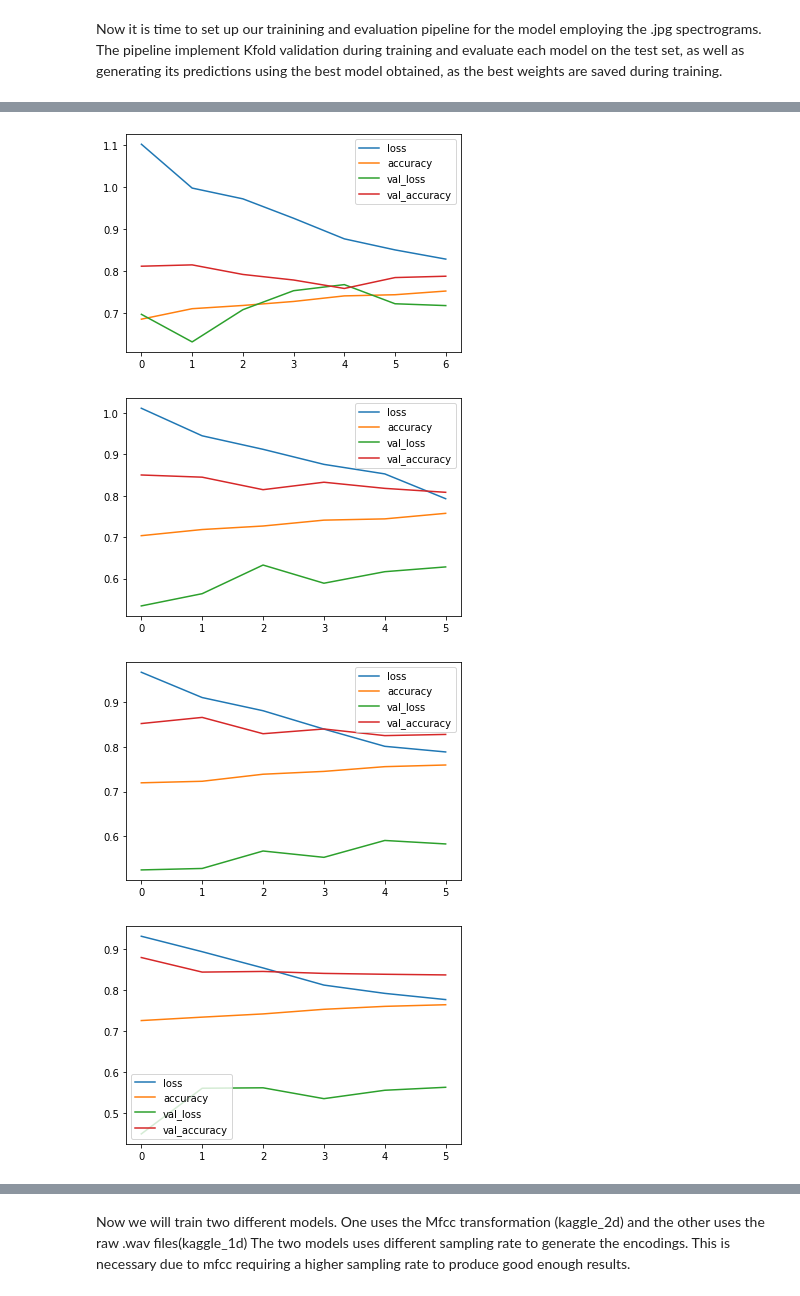
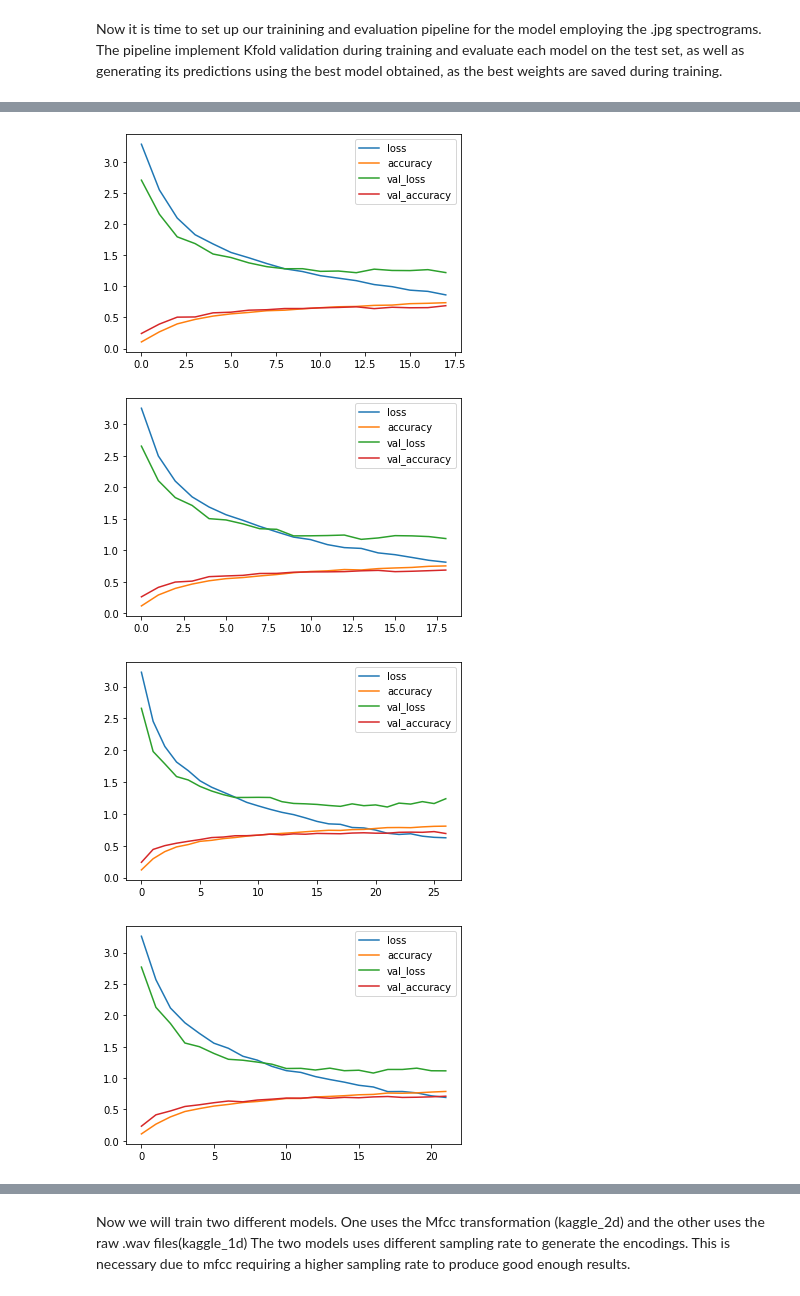
Before and after one commit to AleBaccin/Audio-Tagging---Deep-Learning-Project, a Jupyter notebook: audio_tagging.ipynb, the cells around one changed output, grey strips where cells are left out. Cells and saved outputs as stored; diff of their text form; code cells hidden in the pictures.

```diff
--- a/audio_tagging.ipynb
+++ b/audio_tagging.ipynb
@@ -22,7 +22,7 @@ traindf_dir = os.path.join('meta', 'train.csv')
 testdf_dir = os.path.join('meta', 'test.csv')
 train_path = os.path.join('images', 'train')
 test_path = os.path.join('images', 'test')
-number_of_splits = 10
+number_of_splits = 5
 number_of_classes = 41
 
 if not os.path.exists('runs'):
@@ -204,6 +208,9 @@ kfold_validation = KFold(n_splits= number_of_splits, shuffle=True, random_state=
 #Using random_state = 42 for repeatibility
 print(f'+-----------Training {spectrogram_2d_model.name} Model-----------+')
 for i, (train_split_indexes, test_split_indexes) in enumerate(kfold_validation.split(traindf)):
+    #Model needs to be cleared
+    K.clear_session()
+
     train_fold = traindf.iloc[train_split_indexes]
     val_fold = traindf.iloc[test_split_indexes]
 
@@ -240,12 +247,13 @@ for i, (train_split_indexes, test_split_indexes) in enumerate(kfold_validation.s
     STEP_SIZE_TRAIN=train_generator.n//train_generator.batch_size
     STEP_SIZE_VALID=valid_generator.n//valid_generator.batch_size
 
+    spectrogram_2d_model = spectrogram_2d_conv_pool_cnn(model_input)
     spectrogram_2d_model.fit(train_generator,
                     callbacks=callbacks_list,
                     steps_per_epoch=STEP_SIZE_TRAIN,
                     validation_data=valid_generator,
                     validation_steps=STEP_SIZE_VALID,
-                    epochs=25)
+                    epochs=50)
 
     spectrogram_2d_model.load_weights(best_weights_file)
 
@@ -316,7 +324,7 @@ Found 1600 validated image filenames.
-[figure, old version]
+[figure, new version]
-[figure, old version]
+[figure, new version]
-[figure, old version]
+[figure, new version]
-[figure, old version]
+[figure, new version]
 # %%
 #Ensembling of the predictions using geometric average
 pred_list = []
```
Also changed, not shown: parts of 10 cells of this notebook, 2 other files.
